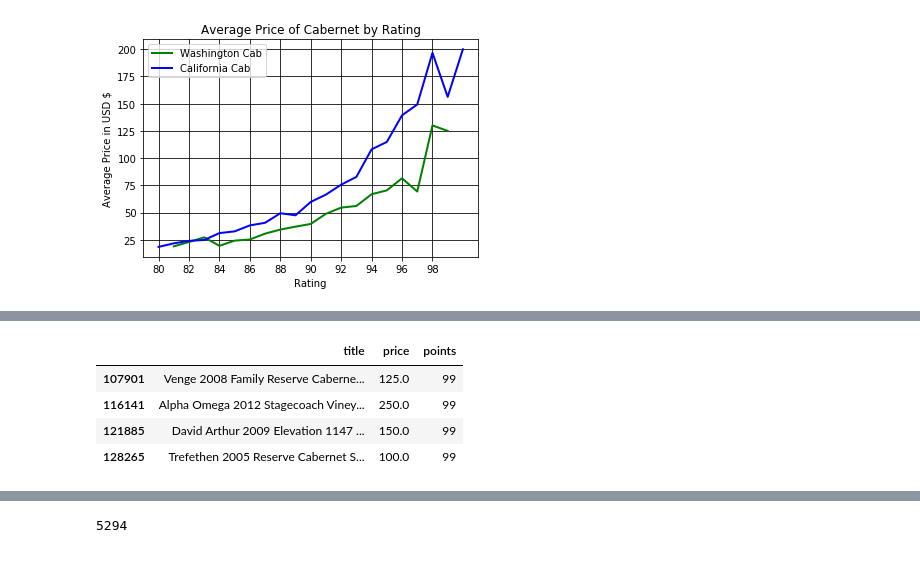
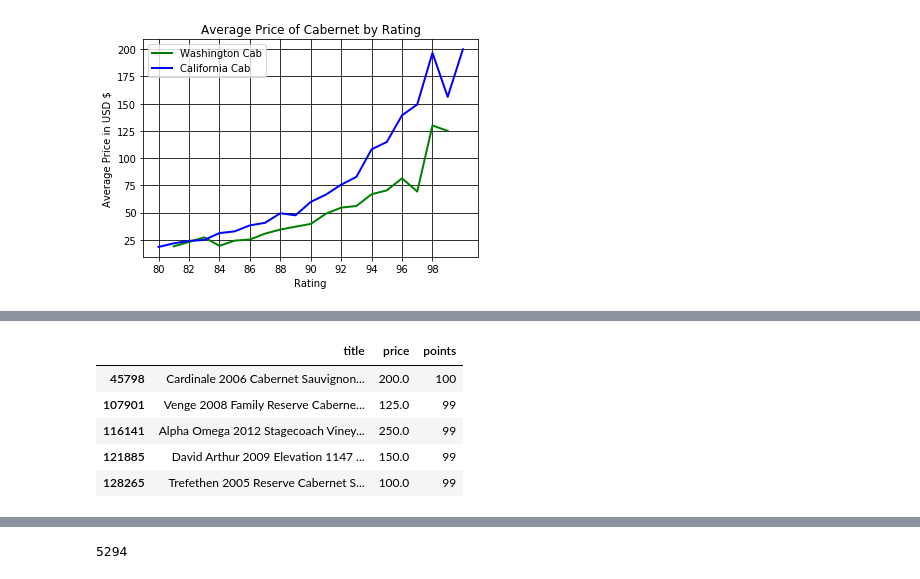
Before and after one commit to schoentr/wine, a Jupyter notebook: Cabernet_WA_vs_CAL.ipynb, the cells around one changed output, grey strips where cells are left out. Drawn from its saved outputs; the diff is of its cells as text; code cells hidden in the pictures.

```diff
--- a/Cabernet_WA_vs_CAL.ipynb
+++ b/Cabernet_WA_vs_CAL.ipynb
@@ -102,7 +117,8 @@ wa_cab[wa_cab.winery =='DeLille'][['title','price','points']]
 # %%
-cali_cab[cali_cab.points==99][['title','price','points']]
+cali_cab[cali_cab.points>=99][['title','price','points']]
 # %% [output]
 |  | title | price | points |
+| 45798 | Cardinale 2006 Cabernet Sauvignon... | 200.0 | 100 |
 | 107901 | Venge 2008 Family Reserve Caberne... | 125.0 | 99 |
 | 116141 | Alpha Omega 2012 Stagecoach Viney... | 250.0 | 99 |
 | 121885 | David Arthur 2009 Elevation 1147 ... | 150.0 | 99 |
```
Also changed, not shown: parts of 11 cells of this notebook.
